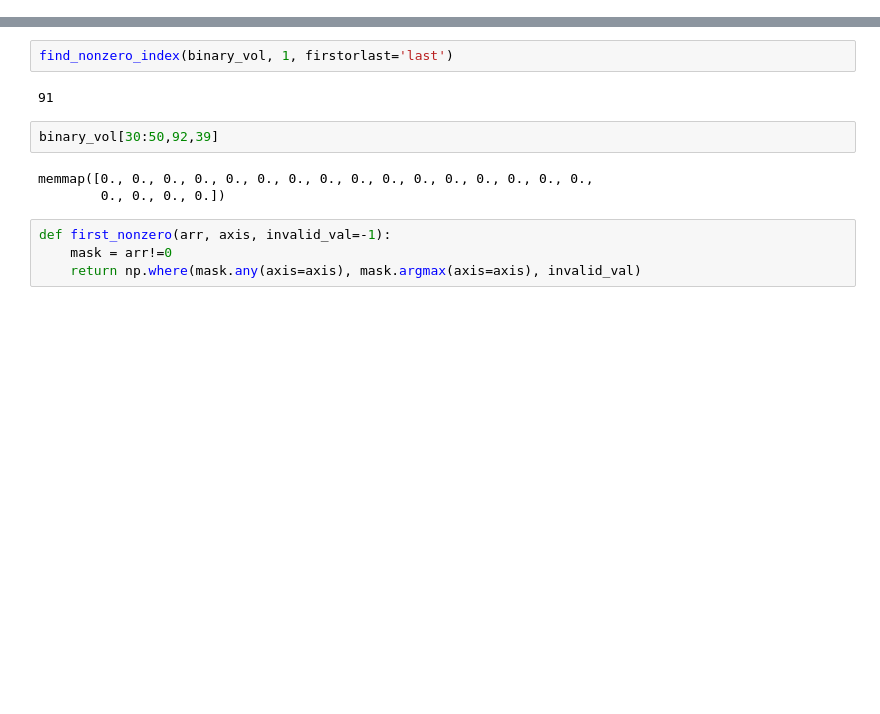
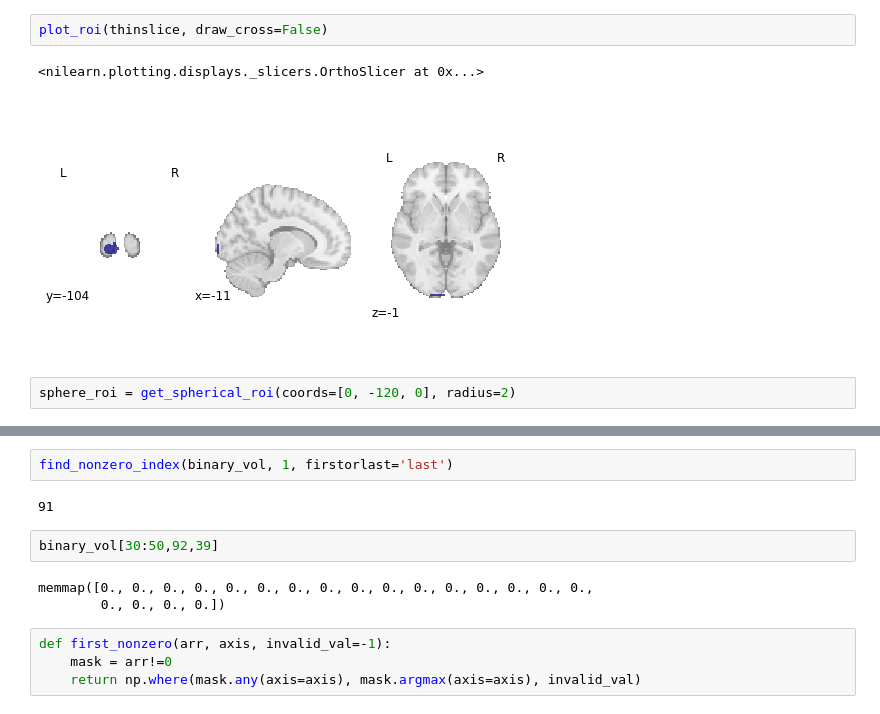
Before and after one commit to GAldegheri/vistemp_fmri, a Jupyter notebook: analysis/ROI_PGround.ipynb, the cells around one changed output, grey strips where cells are left out. Cells and saved outputs as stored; diff of their text form; blank space fills up the shorter version.

```diff
--- a/analysis/ROI_PGround.ipynb
+++ b/analysis/ROI_PGround.ipynb
@@ -33,0 +28,7 @@ binary_vol = nb.load('../../../anat_roi_masks/wholebrain.nii').get_fdata()
+# %%
+plot_roi(thinslice, draw_cross=False)
+# %% [output]
+<nilearn.plotting.displays._slicers.OrthoSlicer at 0x...>
+[figure, added]
+# %%
+sphere_roi = get_spherical_roi(coords=[0, -120, 0], radius=2)
```
Also changed, not shown: parts of 15 cells of this notebook, 1 other file.
